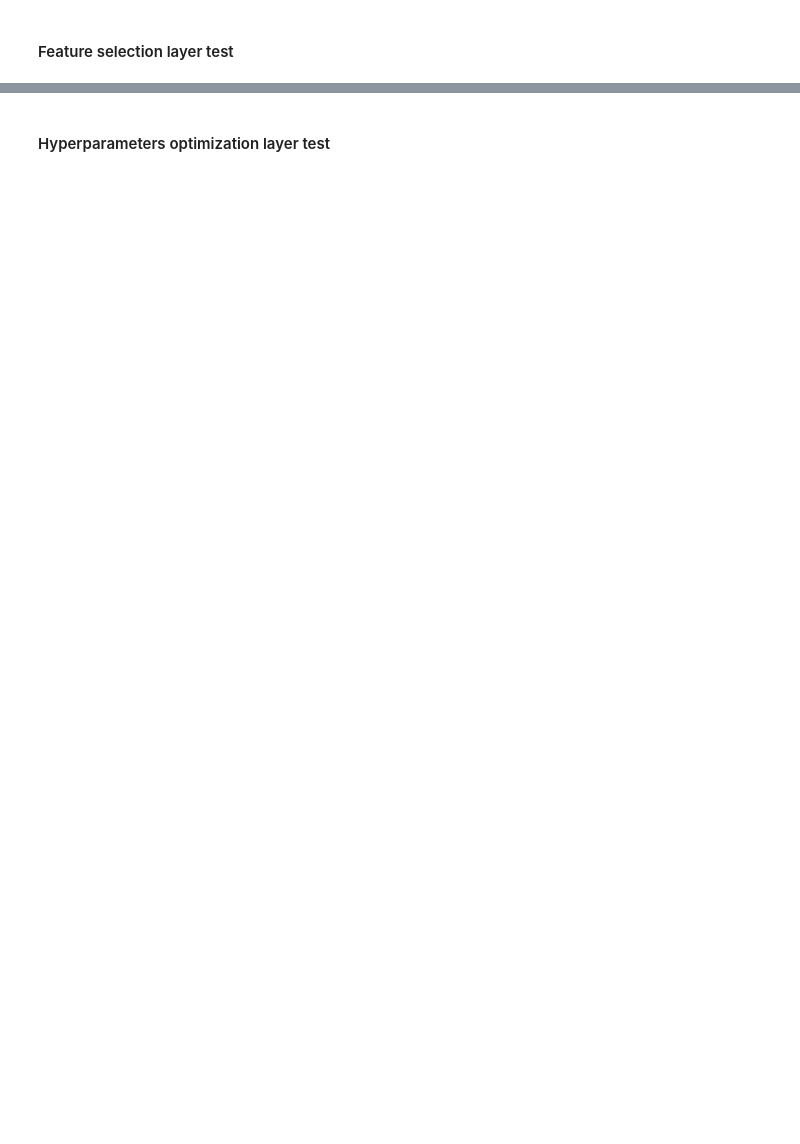
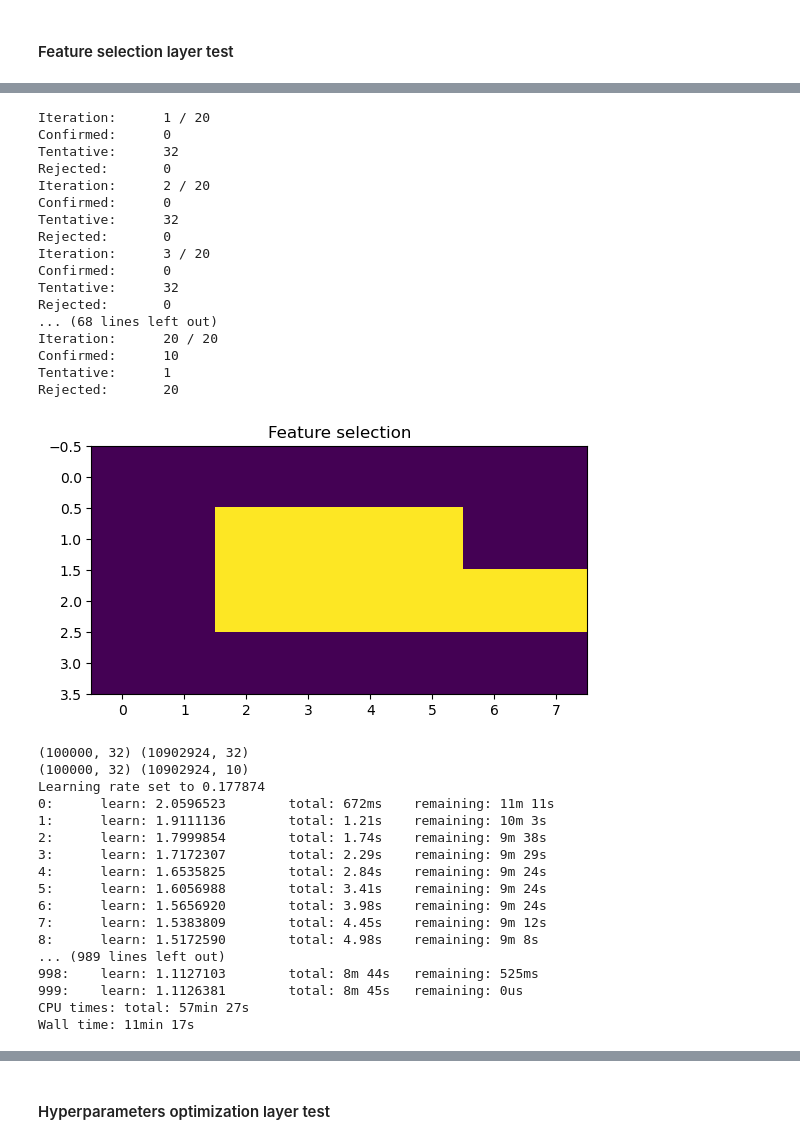
Before and after one commit to Yarmmax/DS_Intership, a Jupyter notebook: Advanced modeling.ipynb, the cells around one changed output, grey strips where cells are left out. Cells and saved outputs as stored; diff of their text form; code cells hidden in the pictures; blank space fills up the shorter version.

Commit message:
DS-3-Advanced-modeling
Changes:
 -Implemented error analysis layer into class Pipeline
 -Learned models with feature selector and hyperparametr optimization

```diff
--- a/Advanced modeling.ipynb
+++ b/Advanced modeling.ipynb
@@ -219,7 +222,7 @@ class Validation:
 
     def validate(self, predictions_by_ID = True, type="score"):
         if self.n_splits > 1:
-            score = np.array([])
+            score = []
             eval_report = {}
 
             # Evaluation loop
@@ -276,17 +279,20 @@ class Validation:
                     "Time for step" : f"{time_info} s",
                     "__________________" : "_________________________________________________________________________________"
                 }
-                np.append(score, self.calculate_metrics(y_val_pr.item_cnt_month, y_val.item_cnt_month))
+                # calculate score
+                print(self.calculate_metrics(y_val_pr.item_cnt_month, y_val.item_cnt_month))
+                score.append(self.calculate_metrics(y_val_pr.item_cnt_month, y_val.item_cnt_month))
 
         elif self.n_splits==1:
+            # calculate score
             X_train, X_test, y_train, y_test = train_test_split(self.X, self.y, test_size=self.test_size, shuffle=False)
             self.model.fit(X_train, y_train)
-            np.append(score, self.calculate_metrics(self.model.predict(X_train.values), y_test))
+            score.append(self.calculate_metrics(y_val_pr.item_cnt_month, y_val.item_cnt_month))
 
         # Return result of validation
         if type == "report":
             return eval_report
         elif type=="score":
-            return score.mean()
+            return np.asarray(score).mean()
 # %% [markdown]
 ### Advanced modeling
@@ -636,12 +678,12 @@ class Pipeline:
 # %% [markdown]
 #### Feature selection layer test
 # %%
-CatBoostTestOptuna = Pipeline(train_data=data['train_data'],
+%%time
+CatBoostTestBoruta = Pipeline(train_data=data['train_data'],
                  test_data=data['test_data'],
                  submission_example=data['submission_example'],
                  metrics=['rmse'],
-                 model = cb.CatBoostRegressor(iterations=10, random_state=42),
+                 model = cb.CatBoostRegressor(iterations=1000, random_state=42),
                  check_nans=False,
                  feature_importance_layer=True,
-                 hyperparametr_optimization_layer=True
                 )
@@ -647,0 +694,39 @@ CatBoostTestOptuna = Pipeline(train_data=data['train_data'],
+# %%
+%%time
+feature_importance_report, boruta_test_submission = CatBoostTestBoruta.evaluate()
+# %% [output]
+Iteration:      1 / 20
+Confirmed:      0
+Tentative:      32
+Rejected:       0
+Iteration:      2 / 20
+Confirmed:      0
+Tentative:      32
+Rejected:       0
+Iteration:      3 / 20
+Confirmed:      0
+Tentative:      32
+Rejected:       0
+... (68 lines left out)
+Iteration:      20 / 20
+Confirmed:      10
+Tentative:      1
+Rejected:       20
+[figure, added]
+(100000, 32) (10902924, 32)
+(100000, 32) (10902924, 10)
+Learning rate set to 0.177874
+0:      learn: 2.0596523        total: 672ms    remaining: 11m 11s
+1:      learn: 1.9111136        total: 1.21s    remaining: 10m 3s
+2:      learn: 1.7999854        total: 1.74s    remaining: 9m 38s
+3:      learn: 1.7172307        total: 2.29s    remaining: 9m 29s
+4:      learn: 1.6535825        total: 2.84s    remaining: 9m 24s
+5:      learn: 1.6056988        total: 3.41s    remaining: 9m 24s
+6:      learn: 1.5656920        total: 3.98s    remaining: 9m 24s
+7:      learn: 1.5383809        total: 4.45s    remaining: 9m 12s
+8:      learn: 1.5172590        total: 4.98s    remaining: 9m 8s
+... (989 lines left out)
+998:    learn: 1.1127103        total: 8m 44s   remaining: 525ms
+999:    learn: 1.1126381        total: 8m 45s   remaining: 0us
+CPU times: total: 57min 27s
+Wall time: 11min 17s
```
Also changed, not shown: parts of 33 cells of this notebook, 4 other files.
